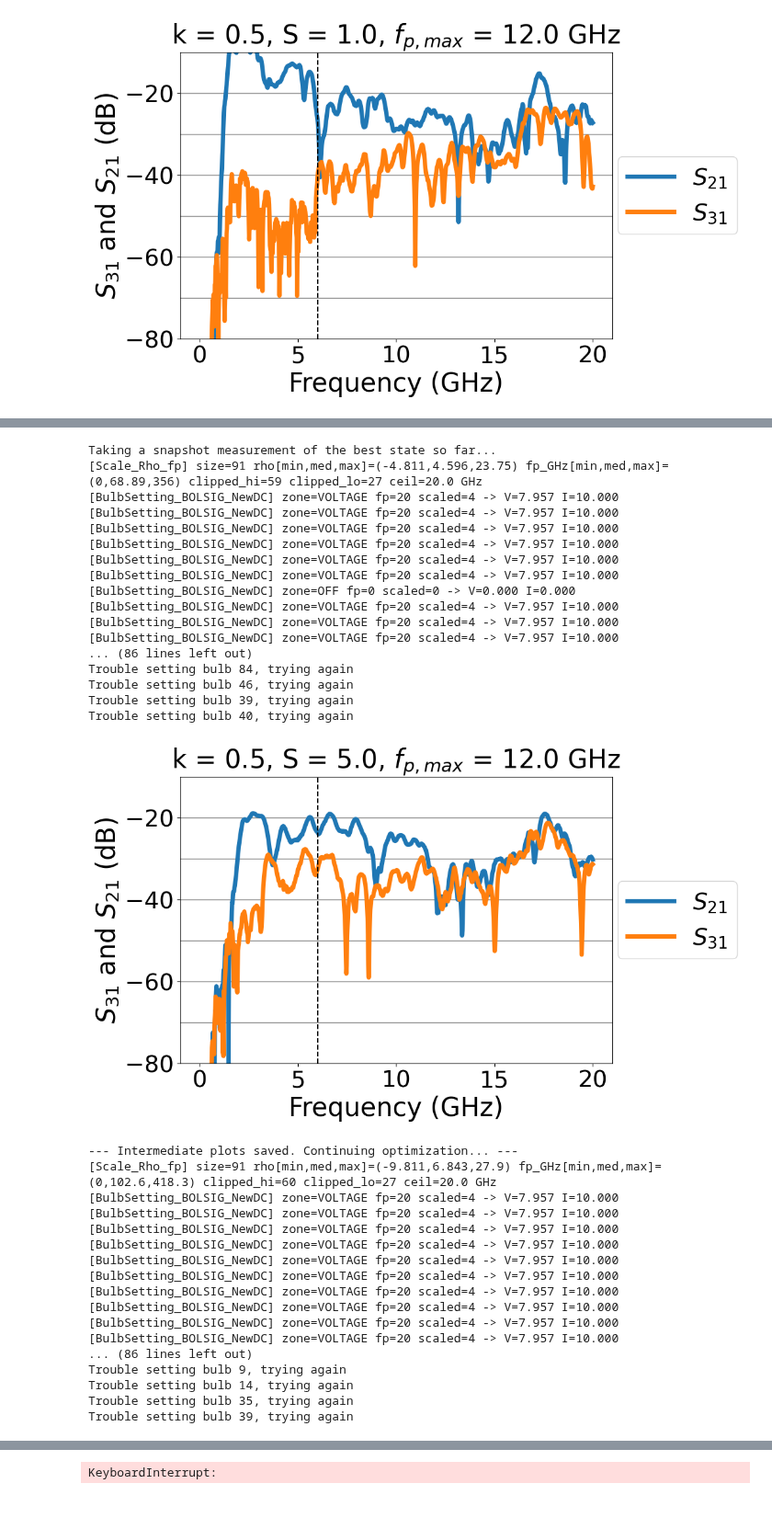
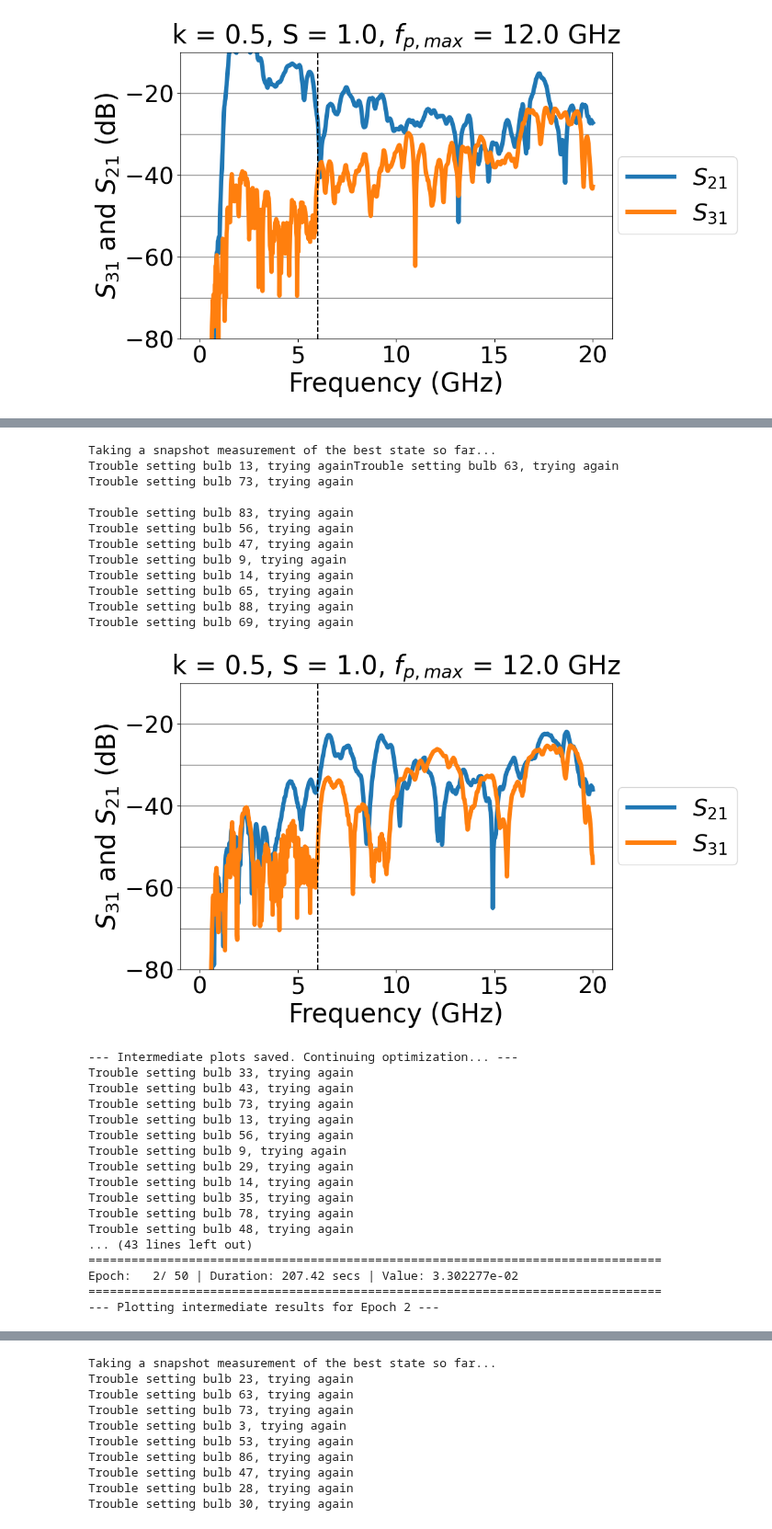
Before and after one commit to Strongly-Coupled-Systems-Lab/PMM, a Jupyter notebook: scripts/debug_copy2.ipynb, the cells around one changed output, grey strips where cells are left out. Shown at 92% size. Saved outputs shown, nothing was run; the diff lists cells and outputs as text; code cells hidden in the pictures.

```diff
--- a/scripts/debug_copy2.ipynb
+++ b/scripts/debug_copy2.ipynb
@@ -504,7 +504,7 @@ PMM = PMMInSitu('../confs/conf_test.yaml')
 
 PMM._cmd_with_retry = types.MethodType(_silent_retry, PMM)
 
-PMM.verbose = True
+# PMM.verbose = True
 
 
 # 2. Define the initial parameters for the optimization
@@ -564,35 +564,30 @@ Epoch:   1/ 50 | Duration: 209.33 secs | Value: -3.154424e-01
 Taking a snapshot measurement of the best state so far...
-[Scale_Rho_fp] size=91 rho[min,med,max]=(-4.811,4.596,23.75) fp_GHz[min,med,max]=(0,68.89,356) clipped_hi=59 clipped_lo=27 ceil=20.0 GHz
-[BulbSetting_BOLSIG_NewDC] zone=VOLTAGE fp=20 scaled=4 -> V=7.957 I=10.000
-[BulbSetting_BOLSIG_NewDC] zone=VOLTAGE fp=20 scaled=4 -> V=7.957 I=10.000
-[BulbSetting_BOLSIG_NewDC] zone=VOLTAGE fp=20 scaled=4 -> V=7.957 I=10.000
-[BulbSetting_BOLSIG_NewDC] zone=VOLTAGE fp=20 scaled=4 -> V=7.957 I=10.000
-[BulbSetting_BOLSIG_NewDC] zone=VOLTAGE fp=20 scaled=4 -> V=7.957 I=10.000
-[BulbSetting_BOLSIG_NewDC] zone=VOLTAGE fp=20 scaled=4 -> V=7.957 I=10.000
-[BulbSetting_BOLSIG_NewDC] zone=OFF fp=0 scaled=0 -> V=0.000 I=0.000
-[BulbSetting_BOLSIG_NewDC] zone=VOLTAGE fp=20 scaled=4 -> V=7.957 I=10.000
-[BulbSetting_BOLSIG_NewDC] zone=VOLTAGE fp=20 scaled=4 -> V=7.957 I=10.000
-[BulbSetting_BOLSIG_NewDC] zone=VOLTAGE fp=20 scaled=4 -> V=7.957 I=10.000
-... (86 lines left out)
-Trouble setting bulb 84, trying again
-Trouble setting bulb 46, trying again
-Trouble setting bulb 39, trying again
-Trouble setting bulb 40, trying again
+Trouble setting bulb 13, trying againTrouble setting bulb 63, trying again
+Trouble setting bulb 73, trying again
+
+Trouble setting bulb 83, trying again
+Trouble setting bulb 56, trying again
+Trouble setting bulb 47, trying again
+Trouble setting bulb 9, trying again
+Trouble setting bulb 14, trying again
+Trouble setting bulb 65, trying again
+Trouble setting bulb 88, trying again
+Trouble setting bulb 69, trying again
-[figure, old version]
+[figure, new version]
 --- Intermediate plots saved. Continuing optimization... ---
-[Scale_Rho_fp] size=91 rho[min,med,max]=(-9.811,6.843,27.9) fp_GHz[min,med,max]=(0,102.6,418.3) clipped_hi=60 clipped_lo=27 ceil=20.0 GHz
-[BulbSetting_BOLSIG_NewDC] zone=VOLTAGE fp=20 scaled=4 -> V=7.957 I=10.000
-[BulbSetting_BOLSIG_NewDC] zone=VOLTAGE fp=20 scaled=4 -> V=7.957 I=10.000
-[BulbSetting_BOLSIG_NewDC] zone=VOLTAGE fp=20 scaled=4 -> V=7.957 I=10.000
-[BulbSetting_BOLSIG_NewDC] zone=VOLTAGE fp=20 scaled=4 -> V=7.957 I=10.000
-[BulbSetting_BOLSIG_NewDC] zone=VOLTAGE fp=20 scaled=4 -> V=7.957 I=10.000
-[BulbSetting_BOLSIG_NewDC] zone=VOLTAGE fp=20 scaled=4 -> V=7.957 I=10.000
-[BulbSetting_BOLSIG_NewDC] zone=VOLTAGE fp=20 scaled=4 -> V=7.957 I=10.000
-[BulbSetting_BOLSIG_NewDC] zone=VOLTAGE fp=20 scaled=4 -> V=7.957 I=10.000
-[BulbSetting_BOLSIG_NewDC] zone=VOLTAGE fp=20 scaled=4 -> V=7.957 I=10.000
-[BulbSetting_BOLSIG_NewDC] zone=VOLTAGE fp=20 scaled=4 -> V=7.957 I=10.000
-... (86 lines left out)
+Trouble setting bulb 33, trying again
+Trouble setting bulb 43, trying again
+Trouble setting bulb 73, trying again
+Trouble setting bulb 13, trying again
+Trouble setting bulb 56, trying again
 Trouble setting bulb 9, trying again
+Trouble setting bulb 29, trying again
 Trouble setting bulb 14, trying again
 Trouble setting bulb 35, trying again
-Trouble setting bulb 39, trying again
+Trouble setting bulb 78, trying again
+Trouble setting bulb 48, trying again
+... (43 lines left out)
+================================================================================
+Epoch:   2/ 50 | Duration: 207.42 secs | Value: 3.302277e-02
+================================================================================
+--- Plotting intermediate results for Epoch 2 ---
@@ -599 +595,10 @@ Trouble setting bulb 39, trying again
-KeyboardInterrupt:
+Taking a snapshot measurement of the best state so far...
+Trouble setting bulb 23, trying again
+Trouble setting bulb 63, trying again
+Trouble setting bulb 73, trying again
+Trouble setting bulb 3, trying again
+Trouble setting bulb 53, trying again
+Trouble setting bulb 86, trying again
+Trouble setting bulb 47, trying again
+Trouble setting bulb 28, trying again
+Trouble setting bulb 30, trying again
```
Also changed, not shown: parts of 1 cell of this notebook, 7 other files.
